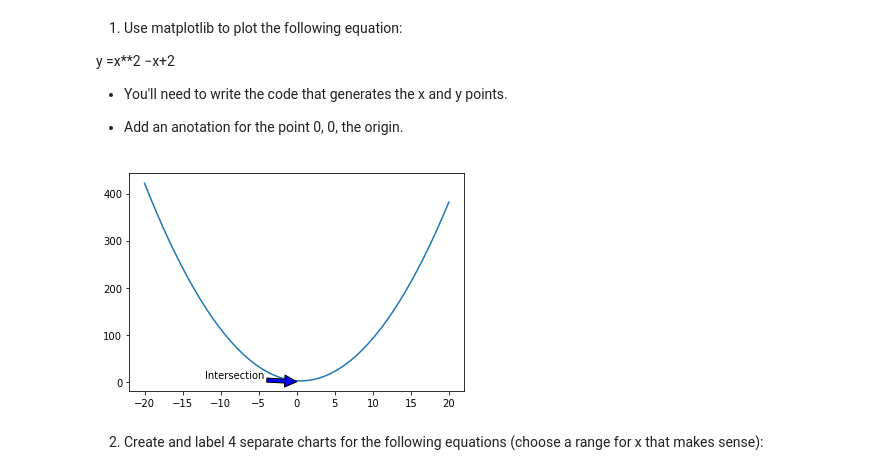
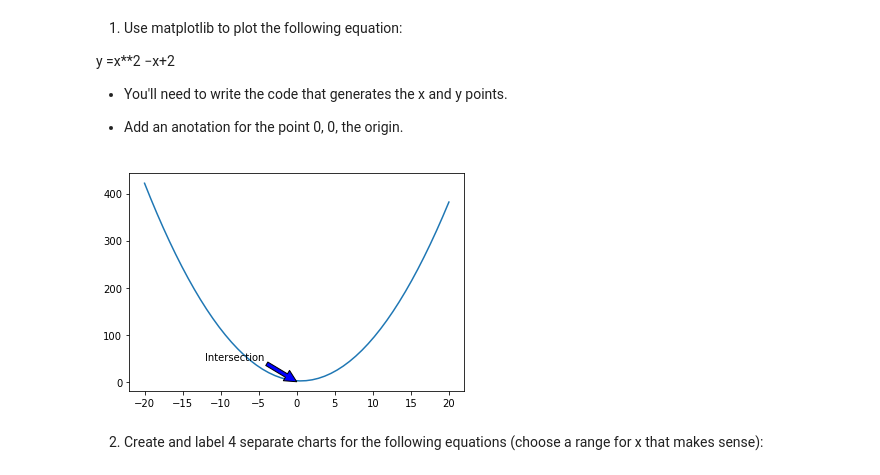
Before and after one commit to LinhQuach13/numpy-pandas-visualization-exercises, a Jupyter notebook: matplotlib_exercises.ipynb, the cells around one changed output. Drawn from its saved outputs; the diff is of its cells as text; code cells hidden in the pictures.

```diff
--- a/matplotlib_exercises.ipynb
+++ b/matplotlib_exercises.ipynb
@@ -17,15 +17,15 @@ y =x**2 −x+2
 # %%
 n = np.linspace(-20, 20, 50)
 z = n**2 - n + 2
 
 plt.plot(n, z)
 
-plt.annotate('Intersection', xy=(0, 0), xytext=(-12, 8),
+plt.annotate('Intersection', xy=(0, 0), xytext=(-12, 45),
              arrowprops={'facecolor': 'blue'})
 
 plt.show()
 # %% [output]
-[figure, old version]
+[figure, new version]
 # %% [markdown]
 2. Create and label 4 separate charts for the following equations (choose a range for x that makes sense):
 # %% [markdown]
```
Also changed, not shown: parts of 1 cell of this notebook.
